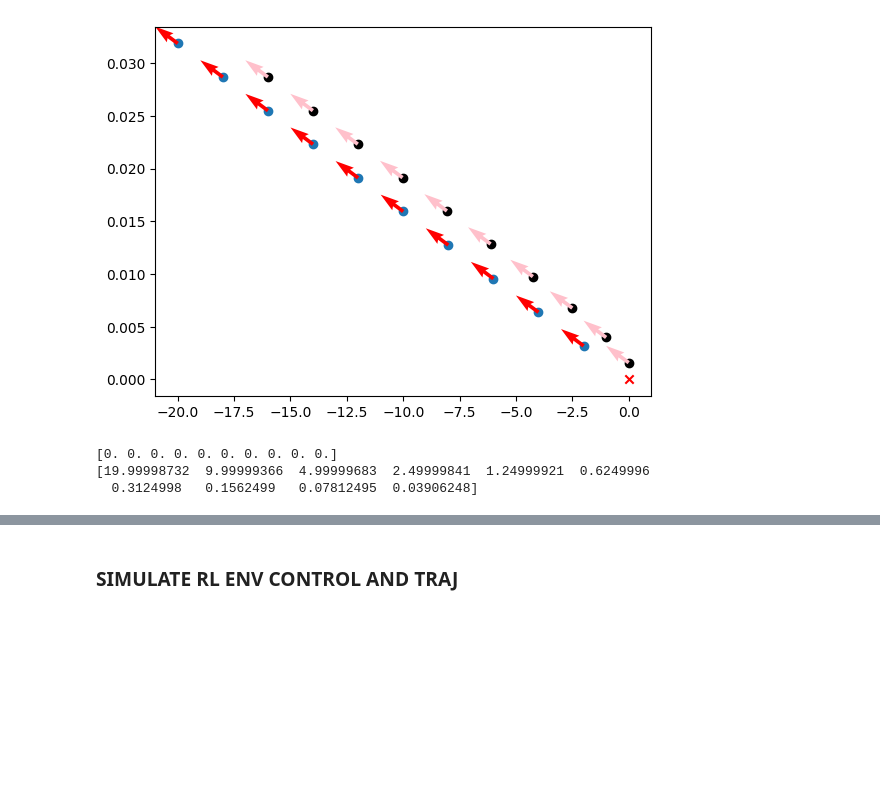
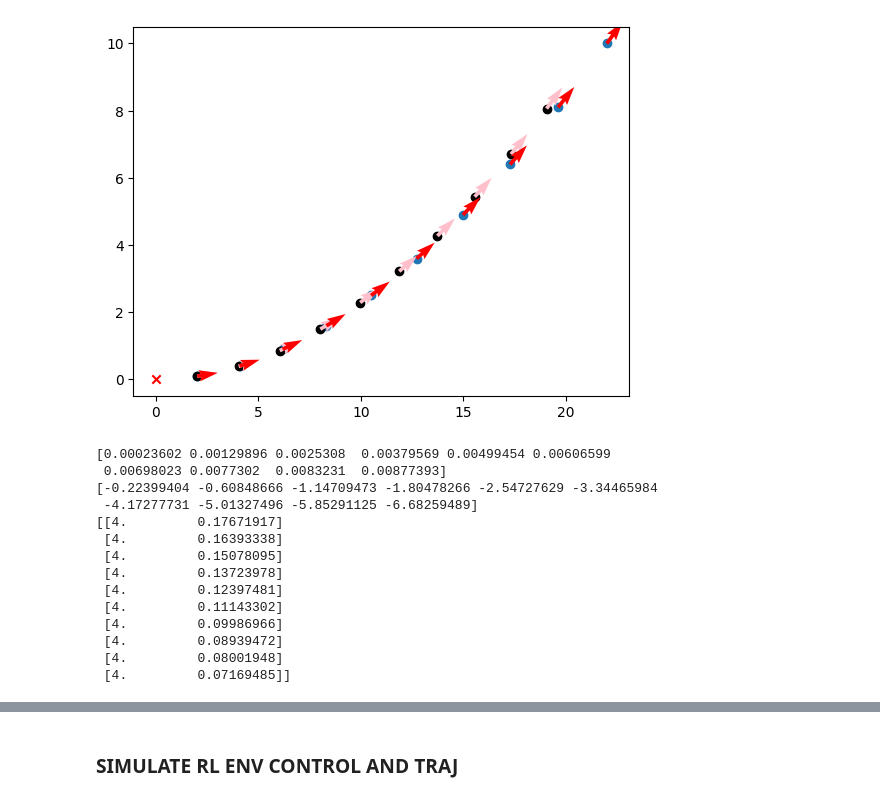
Before and after one commit to Victorbares/PufferDrive, a Jupyter notebook: debile.ipynb, the cells around one changed output, grey strips where cells are left out. Drawn from its saved outputs; the diff is of its cells as text; code cells hidden in the pictures; blank space fills up the shorter version.

```diff
--- a/debile.ipynb
+++ b/debile.ipynb
@@ -222,7 +222,7 @@ def compute_controlled_trajectory_old(current_pos, waypoints, num_waypoints, tim
     return np.array(low_level_actions), simulated_trajectory
 # %%
 def compute_controlled_trajectory(current_pos, waypoints, num_waypoints, time_delta=0.1,
-                                  max_accel=1000, max_steering=100, max_speed=100):
+                                  max_accel=4, max_steering=1, max_speed=100):
     # Initial state
     sim_x = current_pos[0]
     sim_y = current_pos[1]
@@ -252,6 +252,7 @@ def compute_controlled_trajectory(current_pos, waypoints, num_waypoints, time_de
         sim_speed = math.sqrt(sim_vx ** 2 + sim_vy ** 2)
         speeds.append(sim_speed)
 
+        target_x, target_y = waypoints[i, :2]
         # Compute desired accel
         v0 = sim_speed
         v1 = waypoints[i, 6]
@@ -267,6 +268,28 @@ def compute_controlled_trajectory(current_pos, waypoints, num_waypoints, time_de
         # Clip to vehicle limits
         clipped_steering = clip_value(desired_steering, -max_steering, max_steering)
         clipped_accel = clip_value(desired_accel, -max_accel, max_accel)
+
+
+        # # Avoid going backwards if target is behind
+        forward_x = math.cos(sim_heading)
+        forward_y = math.sin(sim_heading)
+
+        dx = target_x - sim_x
+        dy = target_y - sim_y
+
+        dot = forward_x * dx + forward_y * dy
+
+        # Length of to-target vector
+        to_target_len = math.hypot(dx, dy)
+
+        # Cosine of angle between forward and target
+        cos_theta = dot / to_target_len
+
+        # If target is behind, override actions
+        if cos_theta < math.cos(math.radians(45)):
+            clipped_accel = -4
+            clipped_steering = 0
+
 
         # Store the action
         low_level_actions[i][0] = clipped_accel
@@ -285,8 +308,8 @@ def compute_controlled_trajectory(current_pos, waypoints, num_waypoints, time_de
         new_heading = sim_heading + yaw_rate * time_delta
         theta_avg_real = (new_heading + sim_heading) / 2
 
-        sim_vx = (waypoints[i, 3] + sim_vx) / 2 # v_avg_real * math.cos(theta_avg_real + beta)
-        sim_vy = (waypoints[i, 4] + sim_vy) / 2 # v_avg_real * math.sin(theta_avg_real + beta)
+        sim_vx = v_avg_real * math.cos(theta_avg_real + beta)
+        sim_vy = v_avg_real * math.sin(theta_avg_real + beta)
         vy.append(sim_vy)
         vx.append(sim_vx)
 
@@ -366,20 +389,22 @@ def from_local_to_global(local_waypoints, current_x, current_y, current_heading)
     global_waypoints = np.column_stack((global_xy, global_heading, global_v, curvature, speed))
     return global_waypoints
 # %%
+max_speed =  20.0#50.0
 num_waypoints = 10
 t_values = np.linspace(0, num_waypoints/10, num_waypoints + 1)
 veh_speed = 20
-current_pos = 0, 0, 3.14, veh_speed, 0  # x, y, heading, vx, vy
+current_pos = 0, 0, 0, veh_speed, 0  # x, y, heading, vx, vy
 
 for _ in range(1):
     coeffs_longi = [random.uniform(1, 1) for _ in range(3)]
-    coeffs_longi[0] = 0 # c2
+    coeffs_longi[0] = 2 # c2
     coeffs_longi[1] = veh_speed # + coeffs_longi[2] * 0.1# c1
     coeffs_longi[2] = 0 # c0
 
     coeffs_lat = [random.uniform(-1, 1) for _ in range(3)]
-    coeffs_lat[0] = 0 # c2 10
-    coeffs_lat[1] = 0 # c1 3
+
+    coeffs_lat[0] = 10 * veh_speed / max_speed #c2 10
+    coeffs_lat[1] = 0* veh_speed / max_speed # c1 3 *
     coeffs_lat[2] = 0 # c0
 
     # Build trajectories (x, y, heading, vx, vy, curvature, speeds)
@@ -391,37 +416,51 @@ for _ in range(1):
 
 
     # Control actions from trajectory
+#     control_actions, simulated_trajectory = compute_controlled_trajectory(current_pos, global_waypoints[1:],
+#                                                                           num_waypoints=len(t_values)-1)
     control_actions, simulated_trajectory = compute_controlled_trajectory(current_pos, global_waypoints[1:],
                                                                           num_waypoints=len(t_values)-1)
 
     ##### Plot
     plt.scatter(global_waypoints[1:, 0], global_waypoints[1:, 1],
                 label=f"longi={np.round(coeffs_longi,2)}\nlat={np.round(coeffs_lat,2)}")
 
     plt.scatter(simulated_trajectory[:, 0], simulated_trajectory[:, 1], c='black', marker='o')
     plt.plot([], [], ' ', label=f"controls={np.round(control_actions,2)}")
     # Angles plot
     dx_controlled = np.cos(simulated_trajectory[:, 2])
     dy_controlled = np.sin(simulated_trajectory[:, 2])
     plt.quiver(simulated_trajectory[:, 0], simulated_trajectory[:, 1],
                dx_controlled, dy_controlled, angles='xy', scale_units='xy', scale=1.0, color='pink')
 
     pred_headings = global_waypoints[1:, 2] # np.array(pred_headings)
     dx_pred = np.cos(pred_headings)
     dy_pred = np.sin(pred_headings)
     plt.quiver(global_waypoints[1:, 0], global_waypoints[1:, 1],
             dx_pred, dy_pred, angles='xy', scale_units='xy', scale=1.0, color='red')
 
     plt.scatter(current_pos[0], current_pos[1], c='red', marker='x')
     plt.show()
 
     print(pred_headings - simulated_trajectory[:, 2])
     print(simulated_trajectory[:, 3] - global_waypoints[1:, 3])
+    print(control_actions)
 # %% [output]
-[figure, old version]
+[figure, new version]
-[0. 0. 0. 0. 0. 0. 0. 0. 0. 0.]
-[19.99998732  9.99999366  4.99999683  2.49999841  1.24999921  0.6249996
-  0.3124998   0.1562499   0.07812495  0.03906248]
+[0.00023602 0.00129896 0.0025308  0.00379569 0.00499454 0.00606599
+ 0.00698023 0.0077302  0.0083231  0.00877393]
+[-0.22399404 -0.60848666 -1.14709473 -1.80478266 -2.54727629 -3.34465984
+ -4.17277731 -5.01327496 -5.85291125 -6.68259489]
+[[4.         0.17671917]
+ [4.         0.16393338]
+ [4.         0.15078095]
+ [4.         0.13723978]
+ [4.         0.12397481]
+ [4.         0.11143302]
+ [4.         0.09986966]
+ [4.         0.08939472]
+ [4.         0.08001948]
+ [4.         0.07169485]]
 # %%
 local_waypoints[:, :2]
 # %% [output]
```
Also changed, not shown: parts of 2 cells of this notebook.
